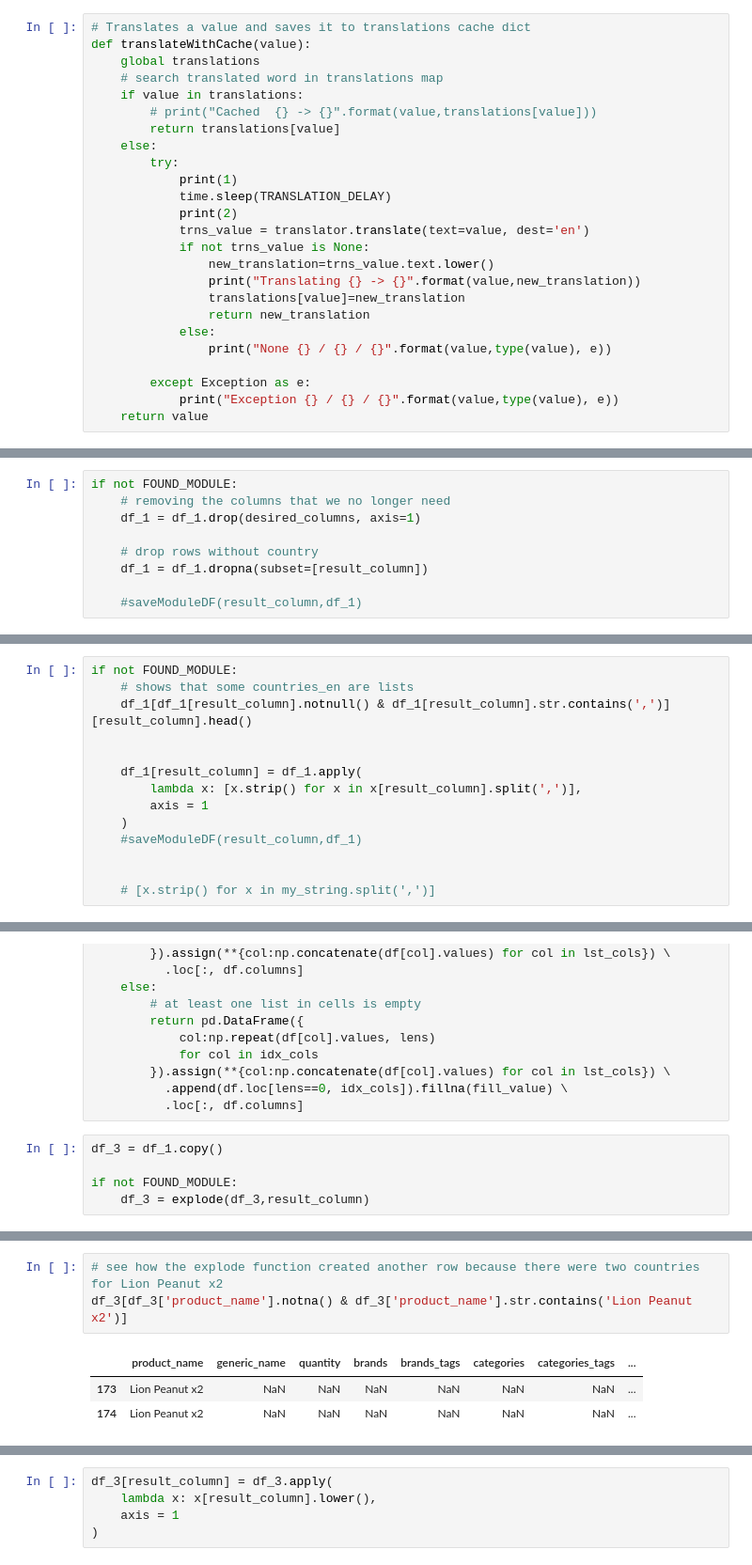
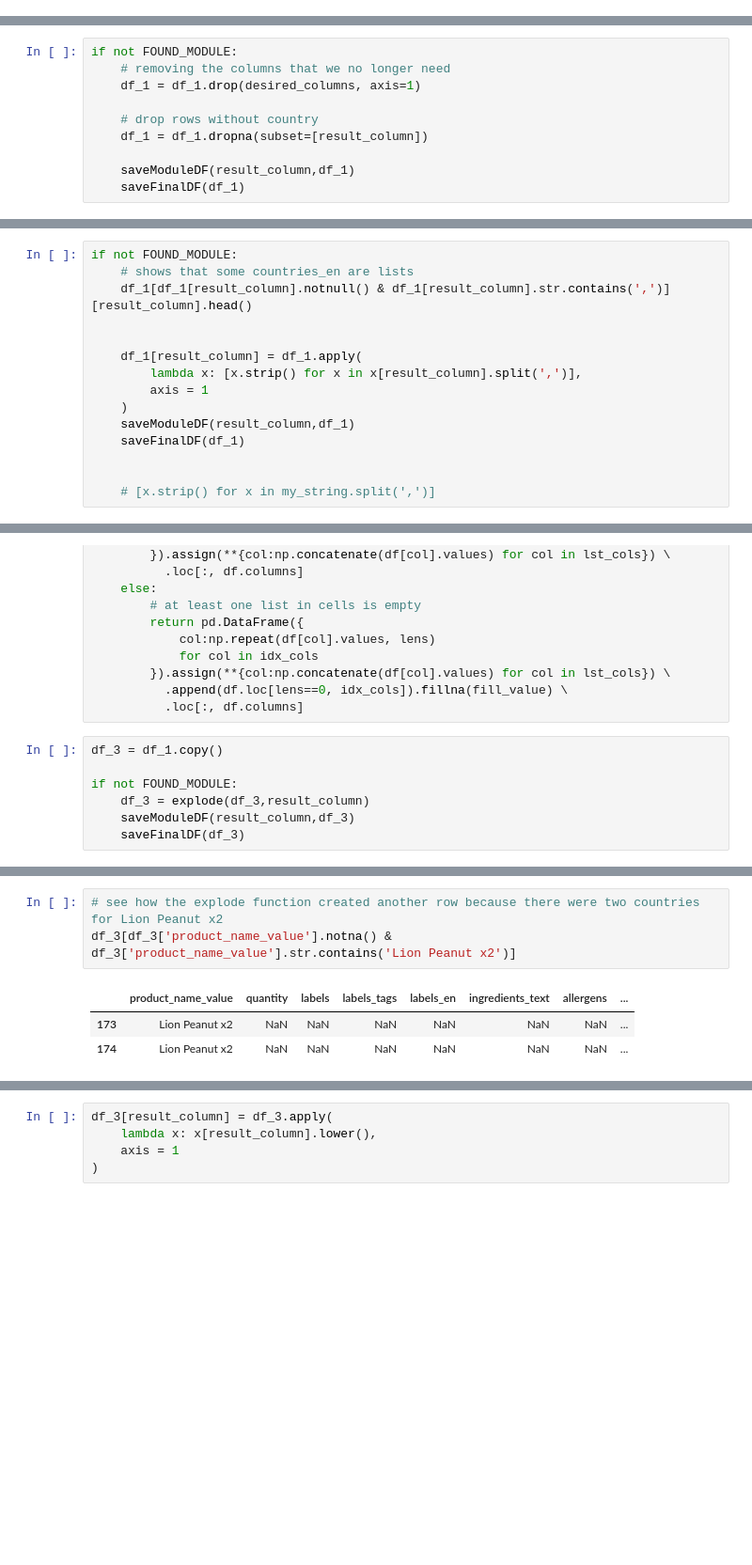
Before and after one commit to celine-y/open_food_facts, a Jupyter notebook: project.ipynb, the cells around one changed output, grey strips where cells are left out. Shown at 94% size. Saved outputs shown, nothing was run; the diff lists cells and outputs as text; blank space fills up the shorter version.

Commit message:
clening data except of ingredients

```diff
--- a/project.ipynb
+++ b/project.ipynb
@@ -221,25 +362,0 @@ def mergeColumnsFromDF(input_df, desired_columns, result_column):
-# %%
-# Translates a value and saves it to translations cache dict
-def translateWithCache(value):
-    global translations
-    # search translated word in translations map
-    if value in translations:
-        # print("Cached  {} -> {}".format(value,translations[value]))
-        return translations[value]
-    else:
-        try:
-            print(1)
-            time.sleep(TRANSLATION_DELAY)
-            print(2)
-            trns_value = translator.translate(text=value, dest='en')
-            if not trns_value is None:
-                new_translation=trns_value.text.lower()
-                print("Translating {} -> {}".format(value,new_translation))
-                translations[value]=new_translation
-                return new_translation
-            else:
-                print("None {} / {} / {}".format(value,type(value), e))
-
-        except Exception as e:
-            print("Exception {} / {} / {}".format(value,type(value), e))
-    return value
@@ -501,7 +525,8 @@ if not FOUND_MODULE:
     # drop rows without country
     df_1 = df_1.dropna(subset=[result_column])
 
-    #saveModuleDF(result_column,df_1)
+    saveModuleDF(result_column,df_1)
+    saveFinalDF(df_1)
 # %%
 print("Number of rows w/multiple countries: {}".format(len(df_1[df_1[result_column].str.contains(',')])))
 
@@ -519,7 +544,8 @@ if not FOUND_MODULE:
         lambda x: [x.strip() for x in x[result_column].split(',')],
         axis = 1
     )
-    #saveModuleDF(result_column,df_1)
+    saveModuleDF(result_column,df_1)
+    saveFinalDF(df_1)
 
 
     # [x.strip() for x in my_string.split(',')]
@@ -588,3 +617,5 @@ df_3 = df_1.copy()
 
 if not FOUND_MODULE:
     df_3 = explode(df_3,result_column)
+    saveModuleDF(result_column,df_3)
+    saveFinalDF(df_3)
@@ -591,7 +625,7 @@ if not FOUND_MODULE:
 # %%
 # see how the explode function created another row because there were two countries for Lion Peanut x2
-df_3[df_3['product_name'].notna() & df_3['product_name'].str.contains('Lion Peanut x2')]
+df_3[df_3['product_name_value'].notna() & df_3['product_name_value'].str.contains('Lion Peanut x2')]
 # %% [output]
-|  | product_name | generic_name | quantity | brands | brands_tags | categories | categories_tags | ... |
+|  | product_name_value | quantity | labels | labels_tags | labels_en | ingredients_text | allergens | ... |
 | 173 | Lion Peanut x2 | NaN | NaN | NaN | NaN | NaN | NaN | ... |
 | 174 | Lion Peanut x2 | NaN | NaN | NaN | NaN | NaN | NaN | ... |
```
Also changed, not shown: parts of 141 cells of this notebook, 1 other file.
